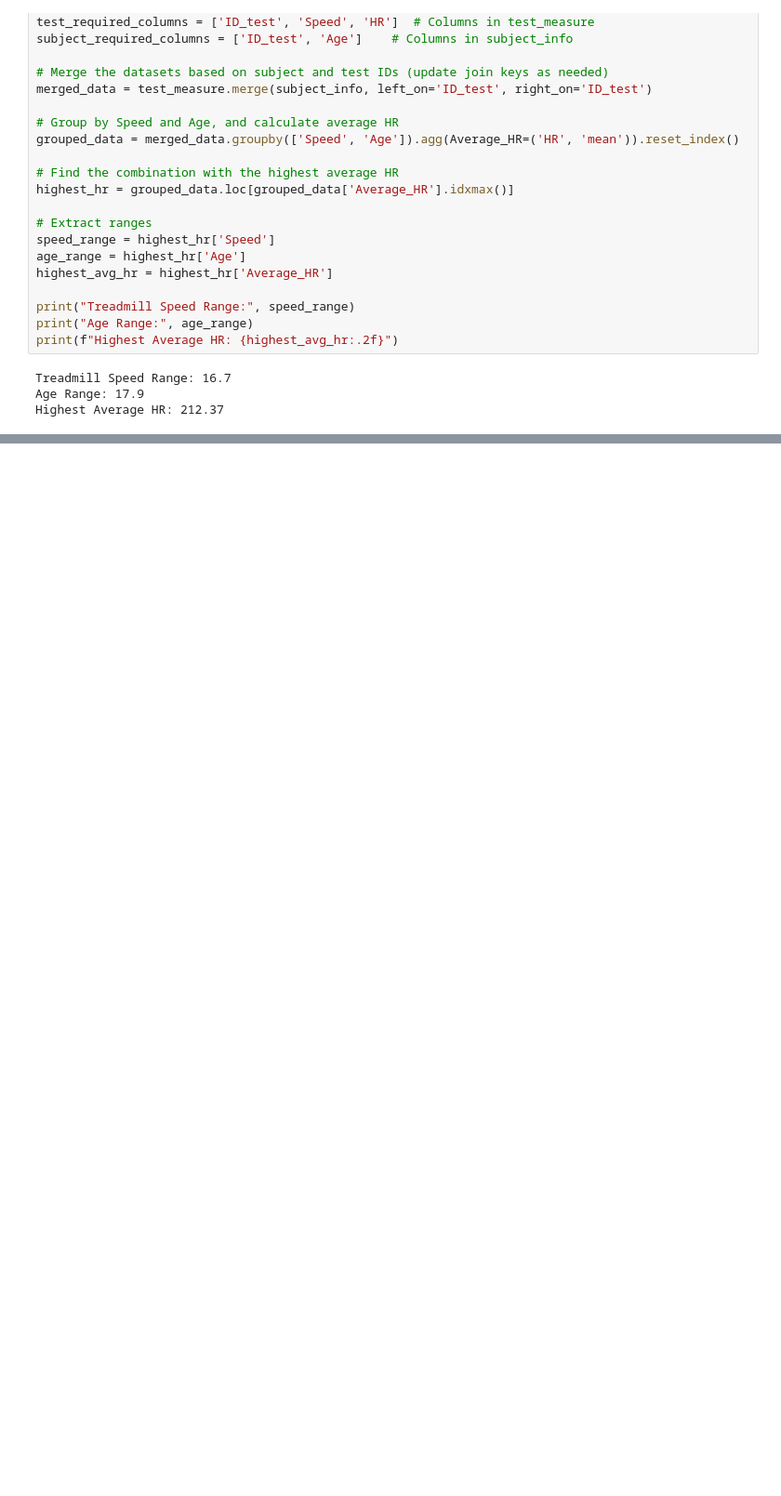
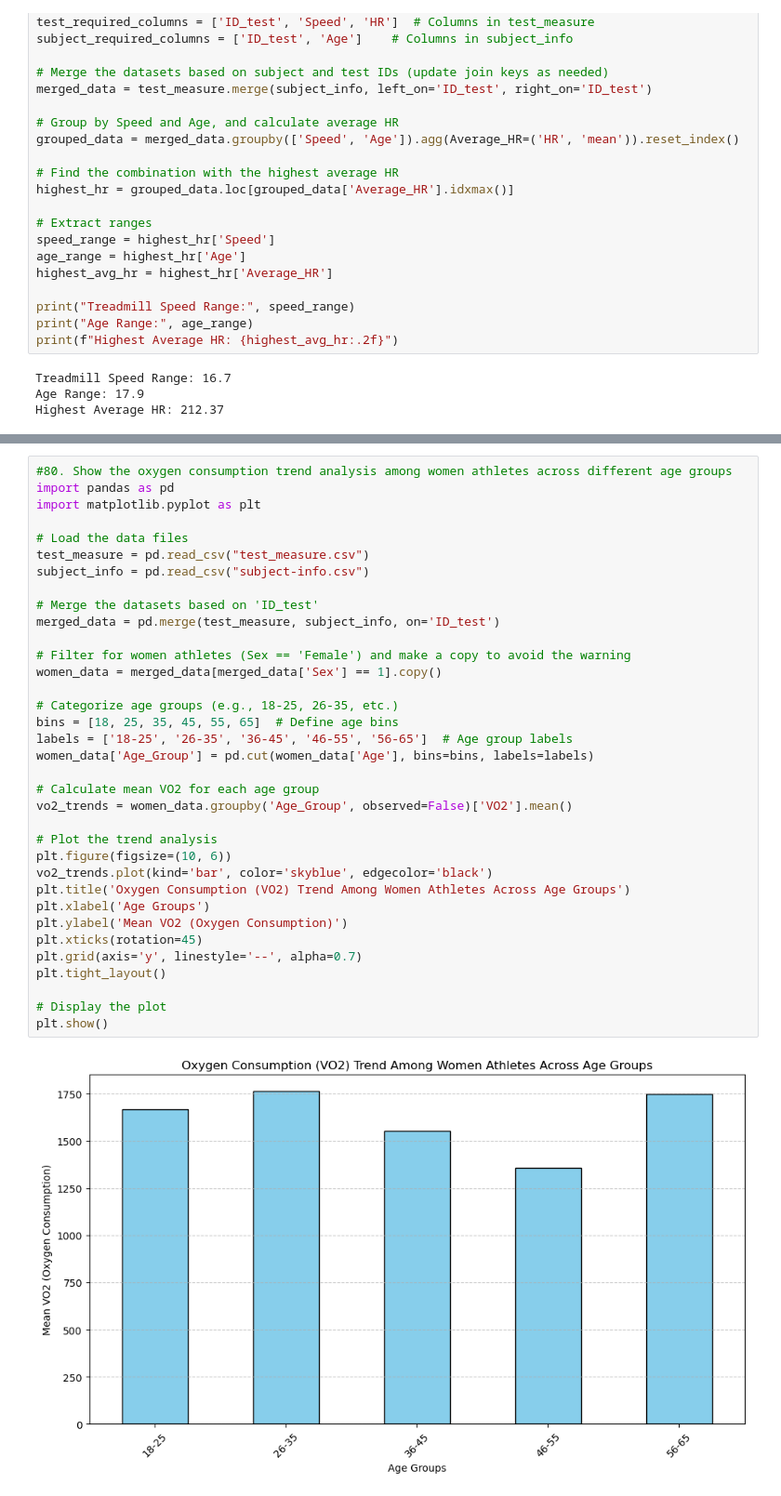
Before and after one commit to Subhadrasahu/Team9_Pythoknights_PythonHackathon_APRIL25, a Jupyter notebook: Team9_Q65-80_Sharmila.ipynb, the cells around one changed output, grey strips where cells are left out. Shown at 93% size. Saved outputs shown, nothing was run; the diff lists cells and outputs as text; blank space fills up the shorter version.

```diff
--- a/Team9_Q65-80_Sharmila.ipynb
+++ b/Team9_Q65-80_Sharmila.ipynb
@@ -364,0 +519,37 @@ Highest Average HR: 212.37
+# %%
+#80. Show the oxygen consumption trend analysis among women athletes across different age groups
+import pandas as pd
+import matplotlib.pyplot as plt
+
+# Load the data files
+test_measure = pd.read_csv("test_measure.csv")
+subject_info = pd.read_csv("subject-info.csv")
+
+# Merge the datasets based on 'ID_test'
+merged_data = pd.merge(test_measure, subject_info, on='ID_test')
+
+# Filter for women athletes (Sex == 'Female') and make a copy to avoid the warning
+women_data = merged_data[merged_data['Sex'] == 1].copy()
+
+# Categorize age groups (e.g., 18-25, 26-35, etc.)
+bins = [18, 25, 35, 45, 55, 65]  # Define age bins
+labels = ['18-25', '26-35', '36-45', '46-55', '56-65']  # Age group labels
+women_data['Age_Group'] = pd.cut(women_data['Age'], bins=bins, labels=labels)
+
+# Calculate mean VO2 for each age group
+vo2_trends = women_data.groupby('Age_Group', observed=False)['VO2'].mean()
+
+# Plot the trend analysis
+plt.figure(figsize=(10, 6))
+vo2_trends.plot(kind='bar', color='skyblue', edgecolor='black')
+plt.title('Oxygen Consumption (VO2) Trend Among Women Athletes Across Age Groups')
+plt.xlabel('Age Groups')
+plt.ylabel('Mean VO2 (Oxygen Consumption)')
+plt.xticks(rotation=45)
+plt.grid(axis='y', linestyle='--', alpha=0.7)
+plt.tight_layout()
+
+# Display the plot
+plt.show()
+# %% [output]
+[figure, added]
```
Also changed, not shown: parts of 7 cells of this notebook.
